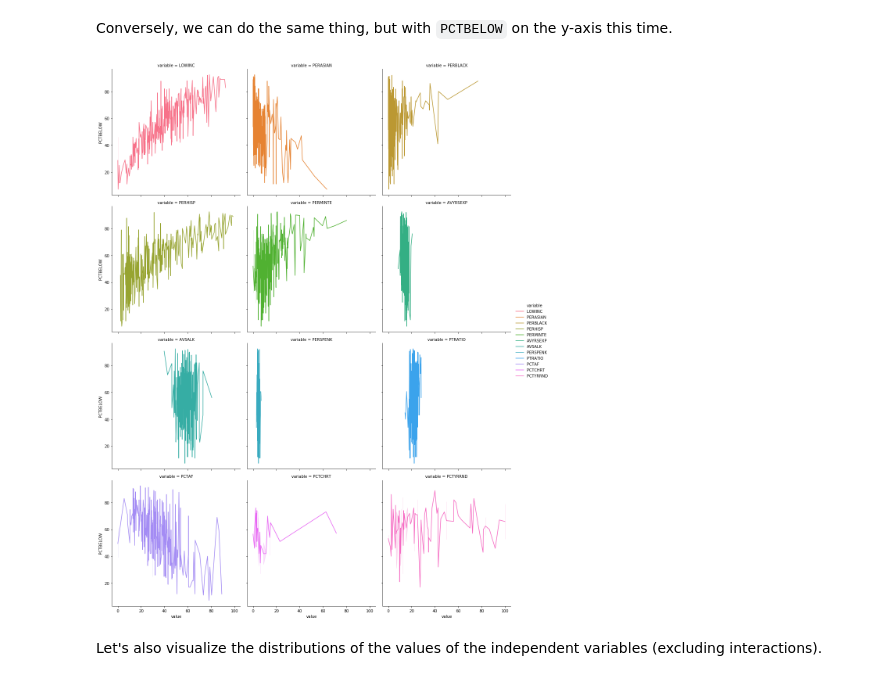
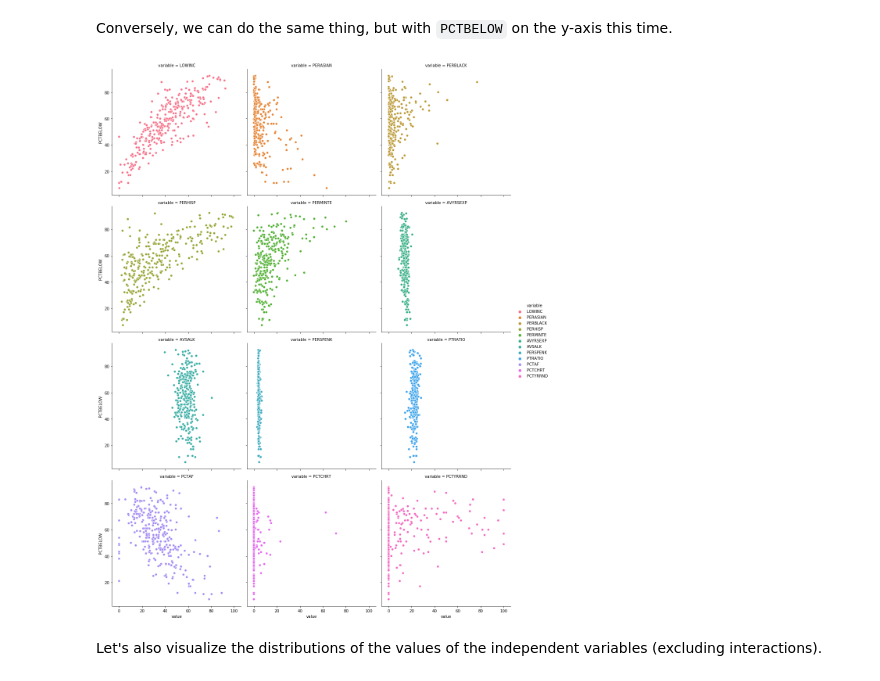
Before and after one commit to zrcjessica/ml_concepts, a Jupyter notebook: GLM_tutorial.ipynb, the cells around one changed output. Saved outputs shown, nothing was run; the diff lists cells and outputs as text; code cells hidden in the pictures.

```diff
--- a/GLM_tutorial.ipynb
+++ b/GLM_tutorial.ipynb
@@ -110,11 +110,11 @@ plt.show()
 # %% [markdown]
 Conversely, we can do the same thing, but with `PCTBELOW` on the y-axis this time.
 # %%
-sns.relplot(x = 'value', y = 'PCTBELOW', hue = 'variable', kind='line',
+sns.relplot(x = 'value', y = 'PCTBELOW', hue = 'variable', kind='scatter',
              col = 'variable', col_wrap=3, aspect=1, data = plot_df)
 plt.show()
 # %% [output]
-[figure, old version]
+[figure, new version]
 # %% [markdown]
 Let's also visualize the distributions of the values of the independent variables (excluding interactions).
 # %%
```
Also changed, not shown: parts of 7 cells of this notebook.
